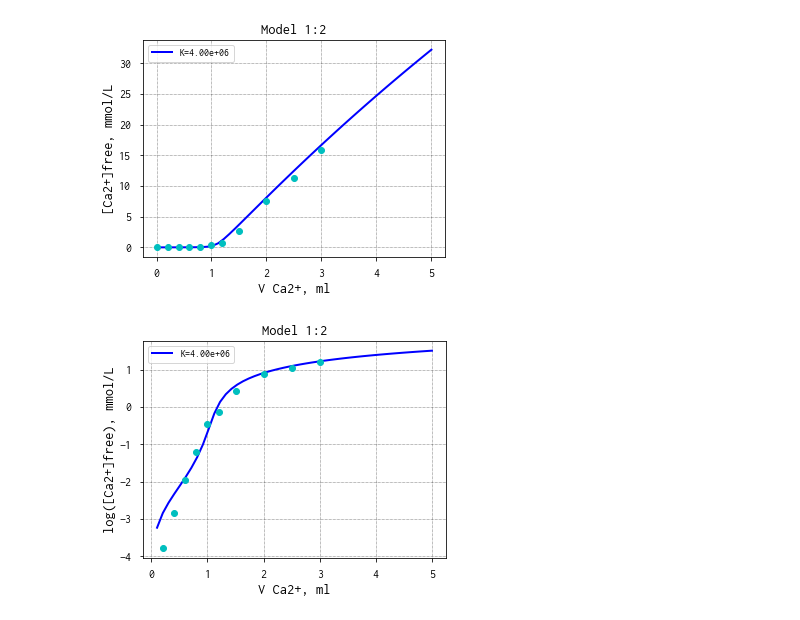
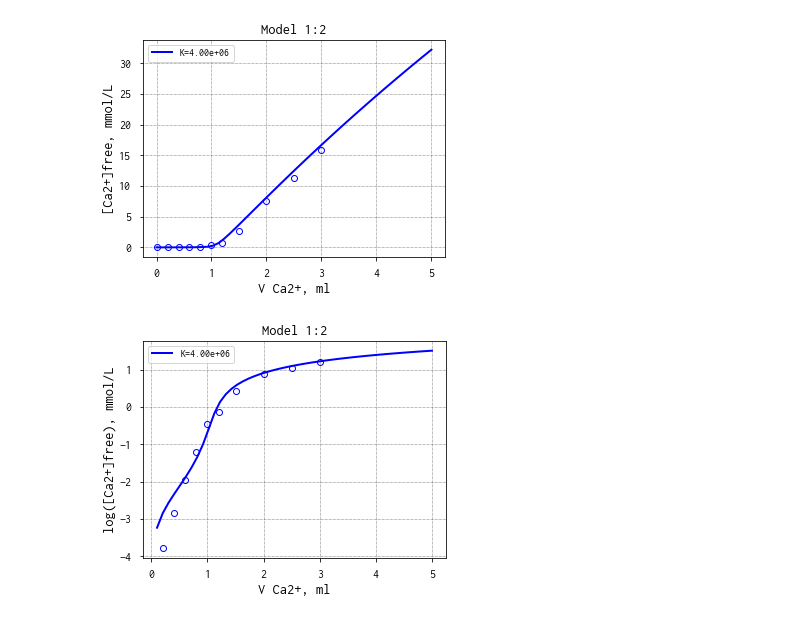
Before and after one commit to sbednarz/miareczkowanie_pia, a Jupyter notebook: binding.ipynb, the cells around one changed output. Saved outputs shown, nothing was run; the diff lists cells and outputs as text; code cells hidden in the pictures.

```diff
--- a/binding.ipynb
+++ b/binding.ipynb
@@ -111,36 +111,36 @@ for VL in VVL:
     data[0,i] = Vtotal
     data[1,i] = VL
     data[2,i] = nL0
     data[3,i] = nLf
     data[4,i] = nLb
     data[5,i] = Lf
     data[6,i] = Lb
     i = i + 1
 
-plt.plot(data[1,:]*1000, data[5,:]*1000,'-',label="K={:.2e}".format(K))
+plt.plot(data[1,:]*1000, data[5,:]*1000,'b-',label="K={:.2e}".format(K))
 
 # wykres 1
 # dane doświadczalne
-plt.plot(dataset[:,0], dataset[:,1],'o')
+plt.plot(dataset[:,0], dataset[:,1],'bo',markerfacecolor='none')
 plt.grid()
 plt.legend()
 plt.xlabel('V Ca2+, ml')
 plt.ylabel('[Ca2+]free, mmol/L')
 plt.title('Model 1:2')
 plt.savefig('wykres01.png', dpi=300)
 plt.show()
 
 # wykres 2
 # i w układzie półlogarytmicznym:
 plt.xlabel('V Ca2+, ml')
 plt.ylabel('log([Ca2+]free), mmol/L')
 plt.title('Model 1:2')
-plt.plot(data[1,:]*1000, np.log10(data[5,:]*1000),'-',label="K={:.2e}".format(K))
-plt.plot(dataset[:,0], np.log10(dataset[:,1]),'o')
+plt.plot(data[1,:]*1000, np.log10(data[5,:]*1000),'b-',label="K={:.2e}".format(K))
+plt.plot(dataset[:,0], np.log10(dataset[:,1]),'bo',markerfacecolor='none')
 plt.grid()
 plt.legend()
 plt.savefig('wykres02.png', dpi=300)
 plt.show()
 # %% [output]
-[figure, old version]
+[figure, new version]
-[figure, old version]
+[figure, new version]
```
